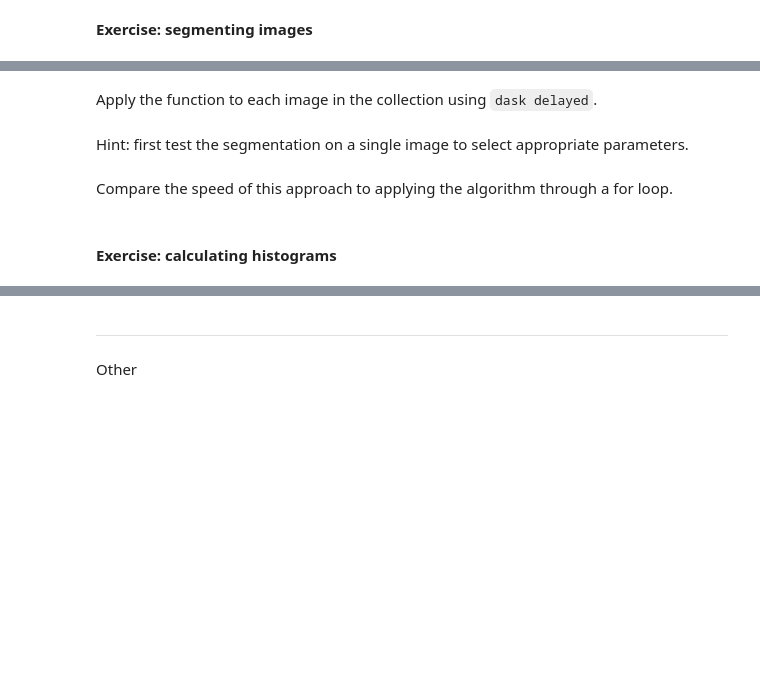
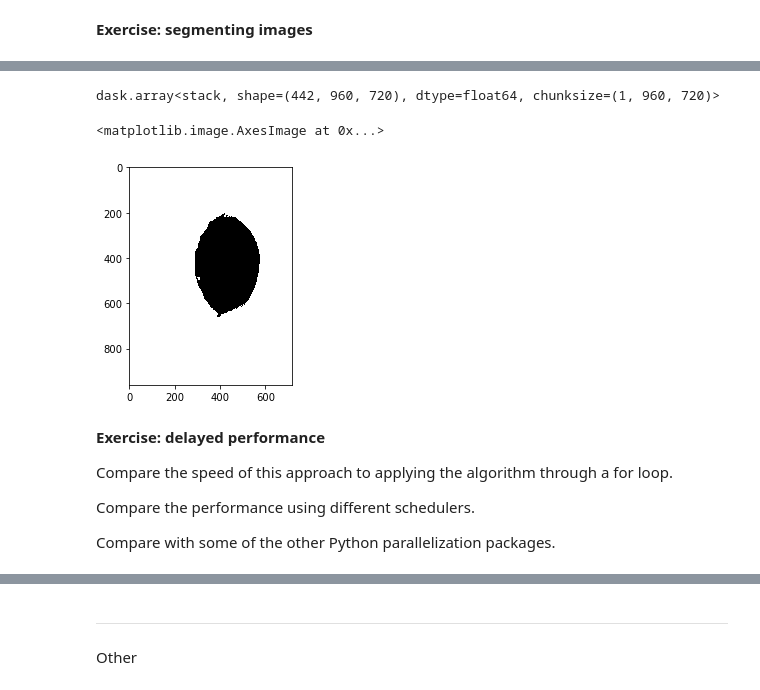
Before and after one commit to valentina-s/Dask_ImageXD_2018, a Jupyter notebook: Dask-Image-Tutorial-leaves.ipynb, the cells around one changed output, grey strips where cells are left out. Cells and saved outputs as stored; diff of their text form; code cells hidden in the pictures; blank space fills up the shorter version.

```diff
--- a/Dask-Image-Tutorial-leaves.ipynb
+++ b/Dask-Image-Tutorial-leaves.ipynb
@@ -547,0 +505,4 @@ One approach to segment color images is using the k-means algorithm in color spa
+# %%
+im = leaf_images[0,:,:,0].compute()
+res = threshold_otsu(im)
+print(res)
@@ -548,9 +513,19 @@ One approach to segment color images is using the k-means algorithm in color spa
+# %%
+def threshold_otsu_binary(im):
+    thresh = threshold_otsu(im)
+    return((im>thresh).astype('float64'))
 # %%
-#from skimage.segmentation import find_boundaries
-from skimage.measure import find_contours
-find_contours_dask = delayed(find_contours)
-lazy_values = [find_contours_dask(im,100) for im in leaf_images]
+# delaying the function
+threshold_otsu_dask = delayed(threshold_otsu_binary)
+
+# lazy evaluations
+lazy_values = [threshold_otsu_dask(im) for im in leaf_images[:,:,:,0]]
+
 # create a list of dask arrays
-arrays = [da.from_delayed(lazy_value, shape=(m,n), dtype=leaf_images.dtype) for lazy_value in lazy_values]
-arrays[0]
-# we do not know the size in advance
+arrays = [da.from_delayed(lazy_value, shape=(m,n), dtype='float64') for lazy_value in lazy_values]
+
+# creating the dask array
+stack = da.stack(arrays, axis=0)
+stack
+# %% [output]
+dask.array<stack, shape=(442, 960, 720), dtype=float64, chunksize=(1, 960, 720)>
@@ -574,4 +532,5 @@ stack
 # %%
-plt.imshow(stack[0,:,:])
+plt.imshow(stack[0,:,:],cmap = 'gray')
+# %% [output]
+<matplotlib.image.AxesImage at 0x...>
+[figure, added]
-# %% [markdown]
-Apply the function to each image in the collection using `dask delayed`.
@@ -581,6 +537,8 @@ Apply the function to each image in the collection using `dask delayed`.
-# %% [markdown]
-Hint: first test the segmentation on a single image to select appropriate parameters.
 # %% [markdown]
+**Exercise: delayed performance**
+
 Compare the speed of this approach to applying the algorithm through a for loop.
+
+Compare the performance using different schedulers.
+
+Compare with some of the other Python parallelization packages.
-# %% [markdown]
-#### Exercise: calculating histograms
```
Also changed, not shown: parts of 66 cells of this notebook.
